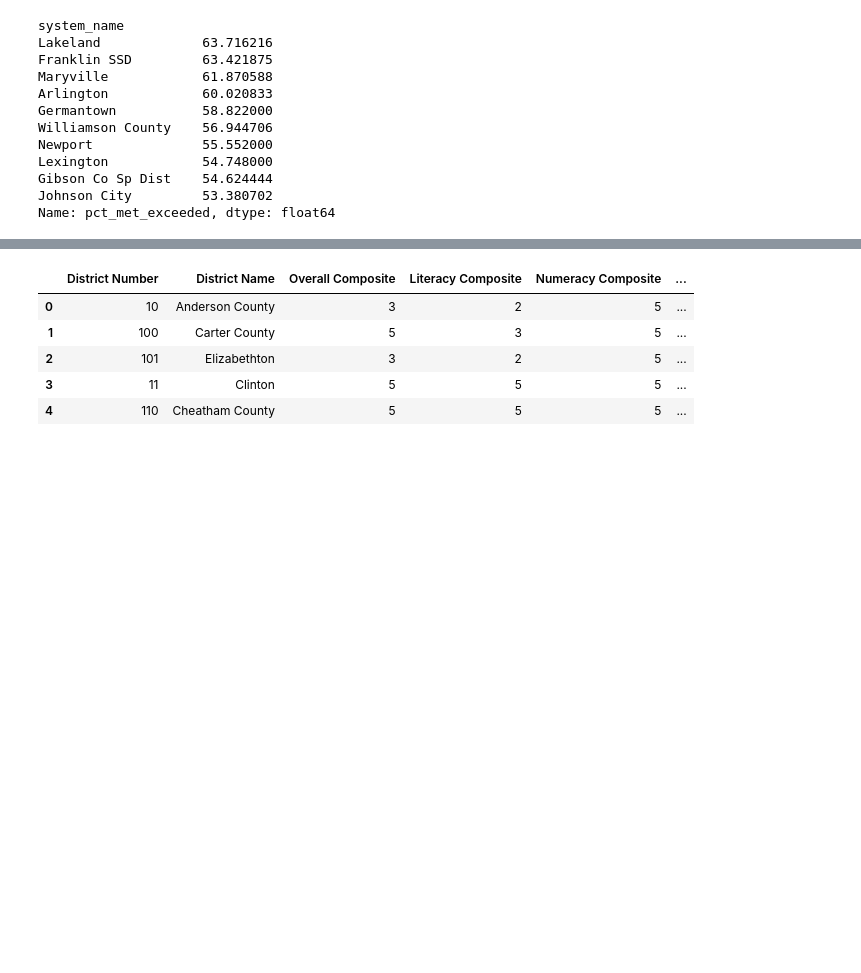
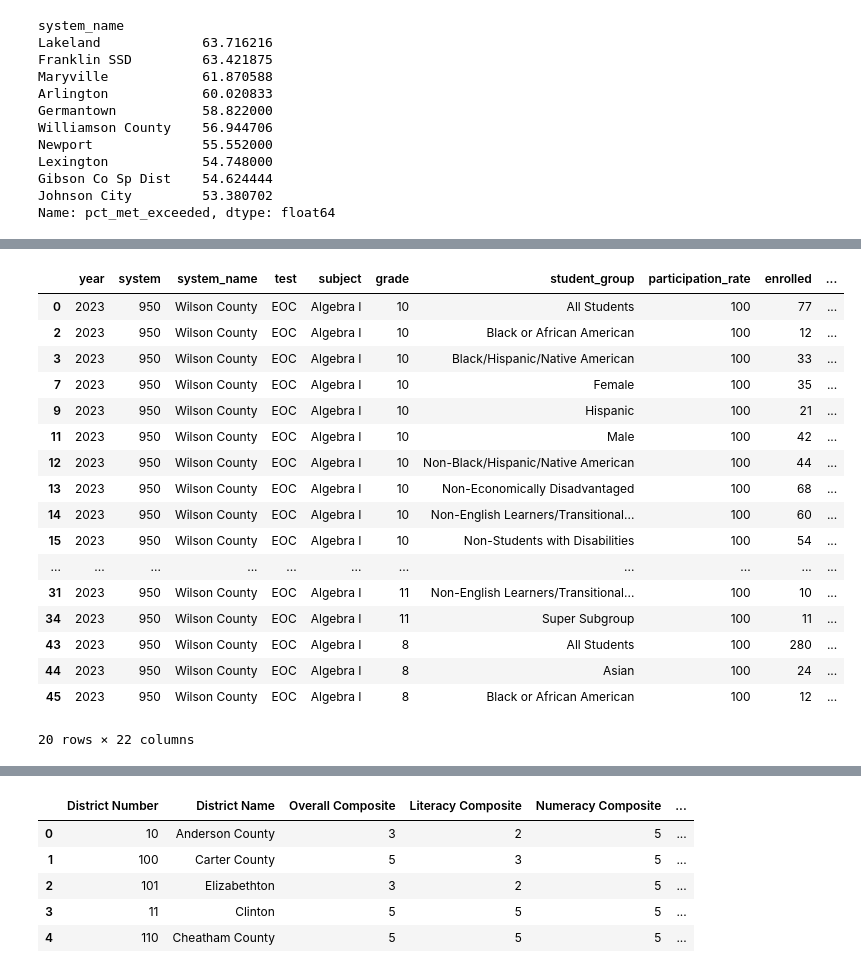
Before and after one commit to jmcapps/education_capstone, a Jupyter notebook: notebooks/test.ipynb, the cells around one changed output, grey strips where cells are left out. Drawn from its saved outputs; the diff is of its cells as text; code cells hidden in the pictures; blank space fills up the shorter version.

```diff
--- a/notebooks/test.ipynb
+++ b/notebooks/test.ipynb
@@ -1006,3 +1006,5 @@ Try using .loc[row_indexer,col_indexer] = value instead
 
 See the caveats in the documentation: https://pandas.pydata.org/pandas-docs/stable/user_guide/indexing.html#returning-a-view-versus-a-copy
   filtered_assessment[['pct_approaching']] = filtered_assessment[['pct_approaching']].astype(float)
+# %%
+filtered_assessment['pct_met_expectations'] = filtered_assessment['pct_met_expectations'].str.replace('**', '')
@@ -1008,0 +1017,2 @@ See the caveats in the documentation: https://pandas.pydata.org/pandas-docs/stab
+# %%
+filtered_assessment['pct_met_expectations'] = filtered_assessment['pct_met_expectations'].str.replace('*', '')
@@ -1008,0 +1025,2 @@ See the caveats in the documentation: https://pandas.pydata.org/pandas-docs/stab
+# %%
+filtered_assessment.replace("", np.nan, inplace=True)
@@ -1008,0 +1032,2 @@ See the caveats in the documentation: https://pandas.pydata.org/pandas-docs/stab
+# %%
+filtered_assessment[['pct_met_expectations']] = filtered_assessment[['pct_met_expectations']].astype(float)
@@ -1138,0 +1190,21 @@ ba_state
+# %%
+filtered_assessment.head(20)
+# %% [output]
+|  | year | system | system_name | test | subject | grade | student_group | participation_rate | enrolled | ... |
+| 0 | 2023 | 950 | Wilson County | EOC | Algebra I | 10 | All Students | 100 | 77 | ... |
+| 2 | 2023 | 950 | Wilson County | EOC | Algebra I | 10 | Black or African American | 100 | 12 | ... |
+| 3 | 2023 | 950 | Wilson County | EOC | Algebra I | 10 | Black/Hispanic/Native American | 100 | 33 | ... |
+| 7 | 2023 | 950 | Wilson County | EOC | Algebra I | 10 | Female | 100 | 35 | ... |
+| 9 | 2023 | 950 | Wilson County | EOC | Algebra I | 10 | Hispanic | 100 | 21 | ... |
+| 11 | 2023 | 950 | Wilson County | EOC | Algebra I | 10 | Male | 100 | 42 | ... |
+| 12 | 2023 | 950 | Wilson County | EOC | Algebra I | 10 | Non-Black/Hispanic/Native American | 100 | 44 | ... |
+| 13 | 2023 | 950 | Wilson County | EOC | Algebra I | 10 | Non-Economically Disadvantaged | 100 | 68 | ... |
+| 14 | 2023 | 950 | Wilson County | EOC | Algebra I | 10 | Non-English Learners/Transitional... | 100 | 60 | ... |
+| 15 | 2023 | 950 | Wilson County | EOC | Algebra I | 10 | Non-Students with Disabilities | 100 | 54 | ... |
+| ... | ... | ... | ... | ... | ... | ... | ... | ... | ... | ... |
+| 31 | 2023 | 950 | Wilson County | EOC | Algebra I | 11 | Non-English Learners/Transitional... | 100 | 10 | ... |
+| 34 | 2023 | 950 | Wilson County | EOC | Algebra I | 11 | Super Subgroup | 100 | 11 | ... |
+| 43 | 2023 | 950 | Wilson County | EOC | Algebra I | 8 | All Students | 100 | 280 | ... |
+| 44 | 2023 | 950 | Wilson County | EOC | Algebra I | 8 | Asian | 100 | 24 | ... |
+| 45 | 2023 | 950 | Wilson County | EOC | Algebra I | 8 | Black or African American | 100 | 12 | ... |
+20 rows × 22 columns
```
Also changed, not shown: parts of 189 cells of this notebook, 7 other files.
